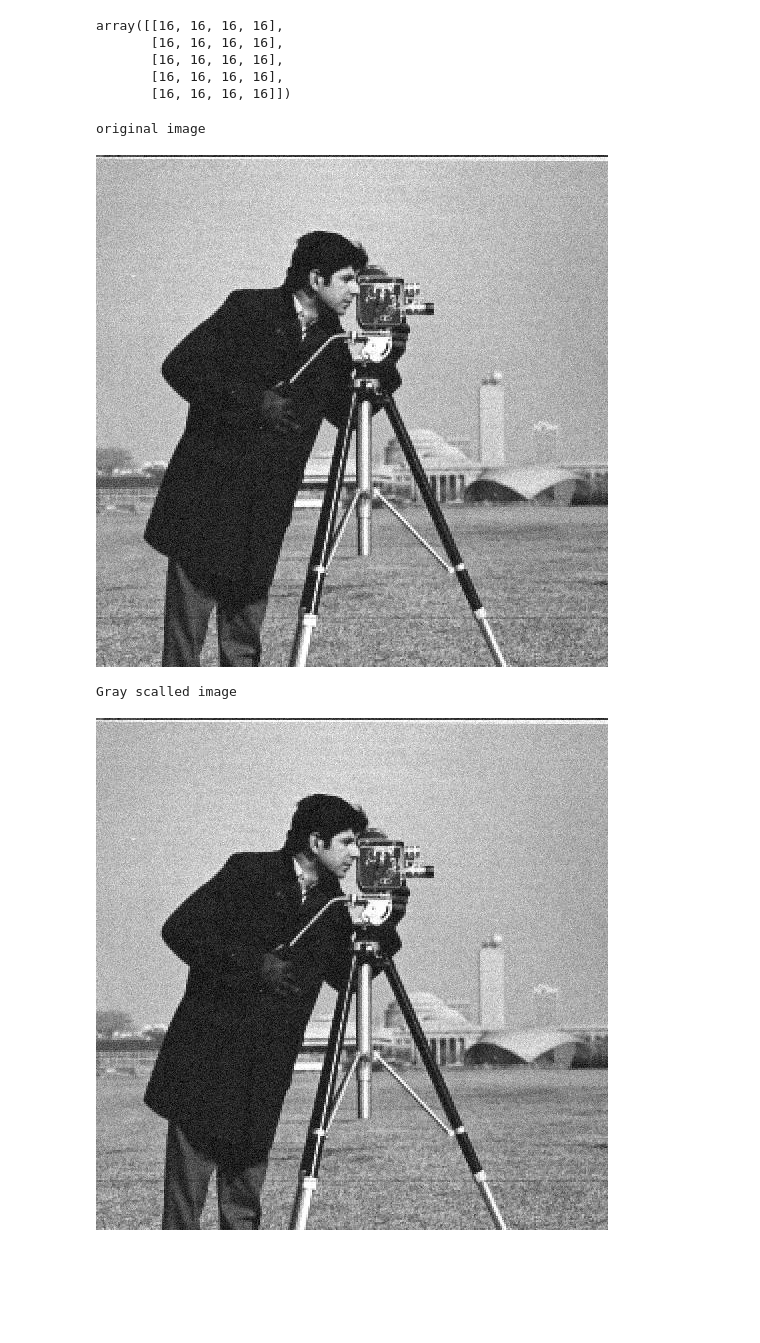
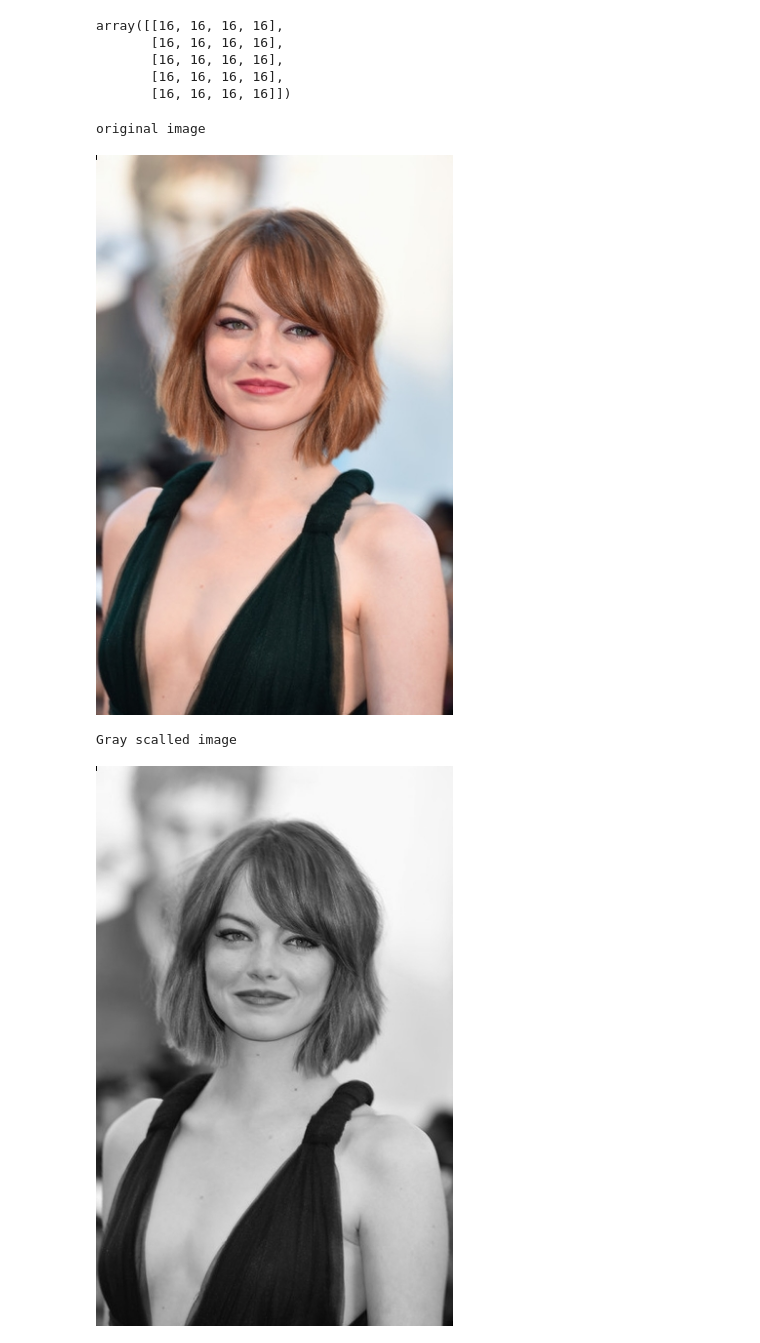
Before and after one commit to KushanChamindu/Canny-Edge-Detection, a Jupyter notebook: Canny_edge_detection.ipynb, the cells around one changed output. Drawn from its saved outputs; the diff is of its cells as text; code cells hidden in the pictures; blank space fills up the shorter version.

```diff
--- a/Canny_edge_detection.ipynb
+++ b/Canny_edge_detection.ipynb
@@ -8,7 +8,7 @@ drive.mount('/content/drive')
 # %% [output]
 Drive already mounted at /content/drive; to attempt to forcibly remount, call drive.mount("/content/drive", force_remount=True).
 # %%
-image_path ='/content/drive/MyDrive/Semester 7/Computer vision/images/'
+image_path ='/content/drive/MyDrive/Semester 7/Computer vision/images/image_2/'
 # %%
 import cv2 as cv
 from google.colab.patches import cv2_imshow
@@ -17,7 +17,7 @@ import glob
 import numpy
 import numpy as np
 
-img = cv.imread(cv.samples.findFile(image_path+"cameramanN1.jpg"))
+img = cv.imread(cv.samples.findFile(image_path+"lady.jpg"))
 if img is None:
   sys.exit("Could not read the image.")
 # %%
@@ -133,7 +133,7 @@ def non_max_suppression(img, angles):
             suppressed[i, j] = img[i, j]
           else:
             suppressed[i, j] = 0
-  # suppressed = np.multiply(suppressed, 255.0 / suppressed.max())
+  suppressed = np.multiply(suppressed, 255.0 / suppressed.max())
   return suppressed
 # %%
 def double_threshold(img, lower_threshold=0.05, high_threshold= 0.09):
@@ -154,39 +154,39 @@ def double_threshold(img, lower_threshold=0.05, high_threshold= 0.09):
         res[i, j] = weak
   return res
 # %%
-def canny_edge_detection(img,gaussian_kernal_size, estimation_method= "Prewitt",lower_threshold=0.5, high_threshold= 0.3):
+def canny_edge_detection(img,gaussian_kernal_size, estimation_method= "Prewitt",lower_threshold=0.05, high_threshold= 0.1):
   print("original image \n")
   cv2_imshow(img)
   # Step 1 : Convert image into gray scal image
   img_gray = convert2gray(img)
   print("Gray scalled image \n")
   cv2_imshow(img_gray)
 
   # Step 2 : Apply gaussian filter
   gaussian_kernal = generate_gaussian_kernel(gaussian_kernal_size)
   gaussian_filtered_img = matrix_convolution(img_gray.tolist(),gaussian_kernal)
   print("Gaussian filtered image \n")
   cv2_imshow(gaussian_filtered_img)
 
 
   # Step 3 : Gradient estimation
   (G,theta) = gradient_estimation(gaussian_filtered_img, estimation_method)
   print("Gradient estimated image \n")
   cv2_imshow(G)
 
   # Step 4 : Non-Maximum Suppression
   suppressed = non_max_suppression(G, theta)
   print("Suppressed image \n")
   cv2_imshow(suppressed)
 
   # Step 5 : Double threshold
   final_edge_detection = double_threshold(suppressed, lower_threshold=lower_threshold, high_threshold= high_threshold)
   print("After double treshold image \n")
   cv2_imshow(final_edge_detection)
 canny_edge_detection(img, 5, "Sobel")
 # %% [output]
 original image
-[figure, old version]
+[figure, new version]
 Gray scalled image
-[figure, old version]
+[figure, new version]
 Gaussian filtered image
```
Also changed, not shown: parts of 1 cell of this notebook.
